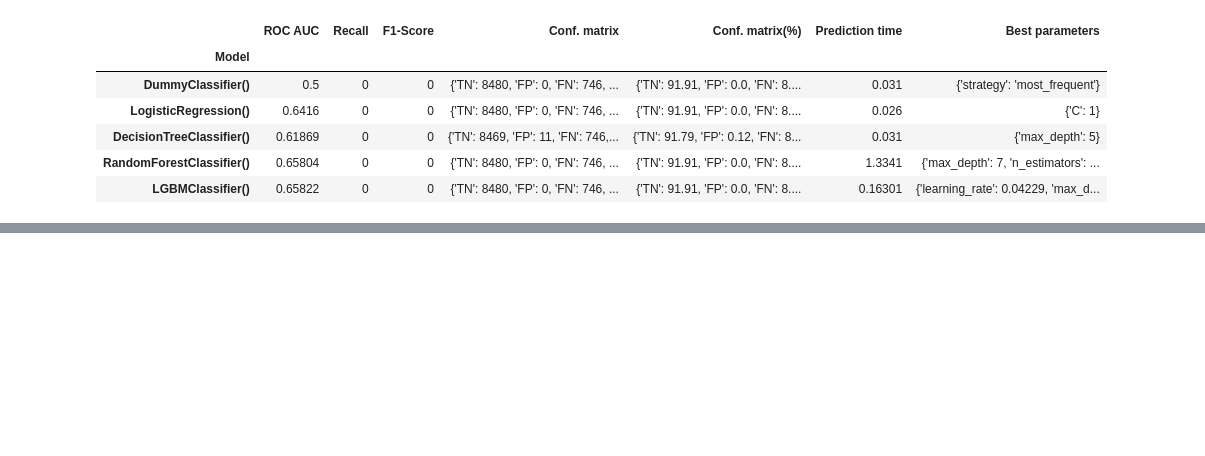
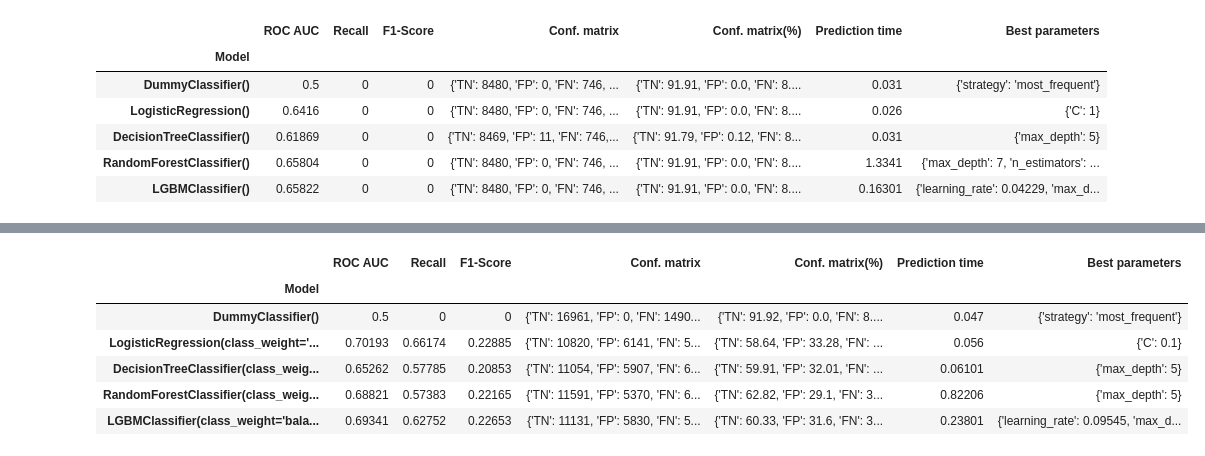
Before and after one commit to StevPav/OCR_Data_Scientist_P7, a Jupyter notebook: P7_01_notebook.ipynb, the cells around one changed output, grey strips where cells are left out. Cells and saved outputs as stored; diff of their text form; code cells hidden in the pictures; blank space fills up the shorter version.

```diff
--- a/P7_01_notebook.ipynb
+++ b/P7_01_notebook.ipynb
@@ -726,0 +757,12 @@ recap_table_3
+# %%
+#Résultats en gardant 90% de variance avec sample de 20% et nettoyage important (Suppression des NA, catégories trop grandes et corr)
+recap_table_6=recap_table.copy()
+recap_table_6
+# %% [output]
+|  | ROC AUC | Recall | F1-Score | Conf. matrix | Conf. matrix(%) | Prediction time | Best parameters |
+| Model |  |  |  |  |  |  |  |
+| DummyClassifier() | 0.5 | 0 | 0 | {'TN': 16961, 'FP': 0, 'FN': 1490... | {'TN': 91.92, 'FP': 0.0, 'FN': 8.... | 0.047 | {'strategy': 'most_frequent'} |
+| LogisticRegression(class_weight='... | 0.70193 | 0.66174 | 0.22885 | {'TN': 10820, 'FP': 6141, 'FN': 5... | {'TN': 58.64, 'FP': 33.28, 'FN': ... | 0.056 | {'C': 0.1} |
+| DecisionTreeClassifier(class_weig... | 0.65262 | 0.57785 | 0.20853 | {'TN': 11054, 'FP': 5907, 'FN': 6... | {'TN': 59.91, 'FP': 32.01, 'FN': ... | 0.06101 | {'max_depth': 5} |
+| RandomForestClassifier(class_weig... | 0.68821 | 0.57383 | 0.22165 | {'TN': 11591, 'FP': 5370, 'FN': 6... | {'TN': 62.82, 'FP': 29.1, 'FN': 3... | 0.82206 | {'max_depth': 5} |
+| LGBMClassifier(class_weight='bala... | 0.69341 | 0.62752 | 0.22653 | {'TN': 11131, 'FP': 5830, 'FN': 5... | {'TN': 60.33, 'FP': 31.6, 'FN': 3... | 0.23801 | {'learning_rate': 0.09545, 'max_d... |
```
Also changed, not shown: parts of 14 cells of this notebook.
